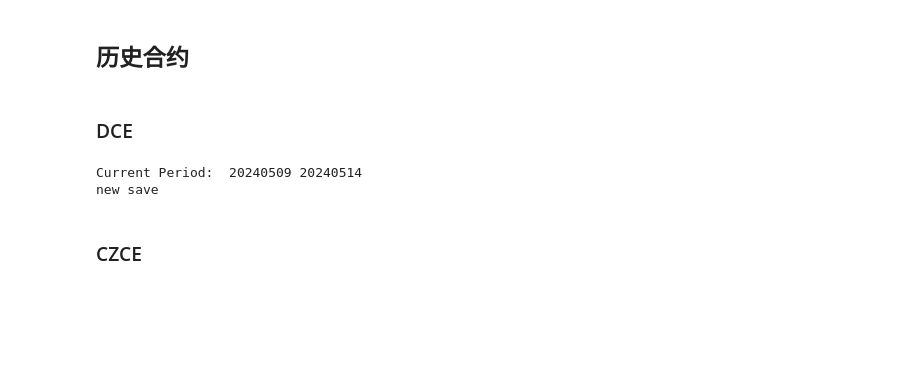
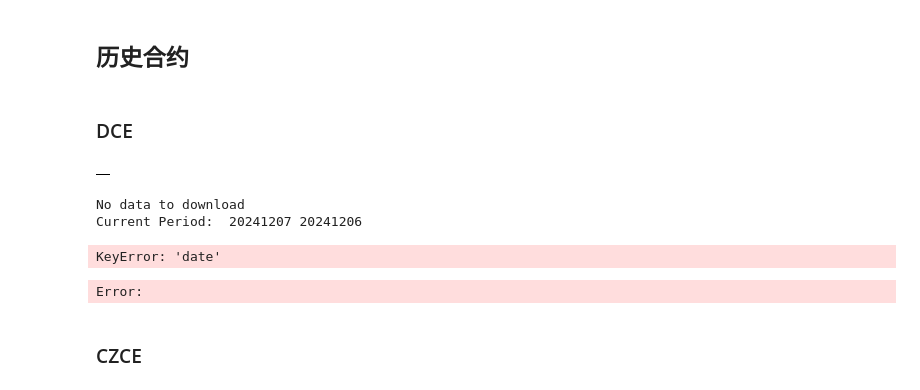
Before and after one commit to Howard-66/futures_nexus, a Jupyter notebook: download.ipynb, the cells around one changed output. Cells and saved outputs as stored; diff of their text form; code cells hidden in the pictures; blank space fills up the shorter version.

Commit message:
update data

```diff
--- a/download.ipynb
+++ b/download.ipynb
@@ -645,20 +668,30 @@ importlib.reload(dw)
 ## 历史合约
 # %% [markdown]
 ### DCE
+# %%
+df_futures_daily_dce_append
+# %% [output]
+|  |
 # %%
+dws.clear_cache()
 last_date = dws.get_last_date('dce')
 last_date = pd.to_datetime(last_date)
 start_date = last_date + timedelta(days=1)
 end_date = datetime.now() - timedelta(days=1)
+if start_date > end_date:
+    print('No data to download')
+    exit()
 start_date = start_date.strftime('%Y%m%d')
 end_date = end_date.strftime('%Y%m%d')
 print('Current Period: ', start_date, end_date)
 df_futures_daily_dce_append = ak.get_futures_daily(start_date=start_date, end_date=end_date, market="DCE")
 df_futures_daily_dce_append['date'] = pd.to_datetime(df_futures_daily_dce_append['date'], format='%Y%m%d')
-dws.save_data(df_futures_daily_dce_append, 'dce', 'append')
+# dws.save_data(df_futures_daily_dce_append, 'dce', 'append')
 # %% [output]
-Current Period:  20240509 20240514
-new save
+No data to download
+Current Period:  20241207 20241206
+KeyError: 'date'
+Error:
 # %% [markdown]
 ### CZCE
 # %%
```
Also changed, not shown: parts of 25 cells of this notebook, 1 other file.
